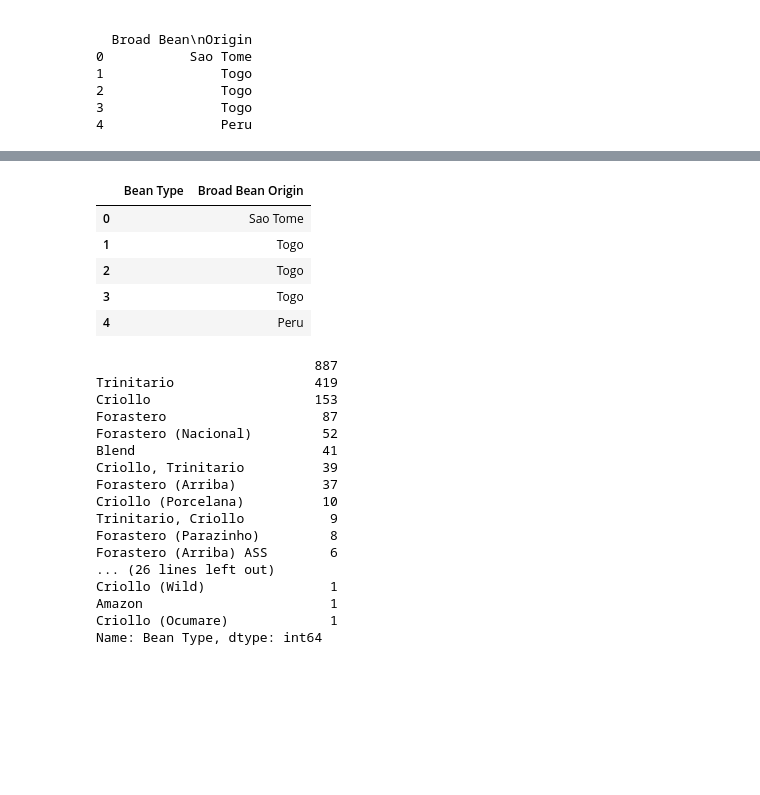
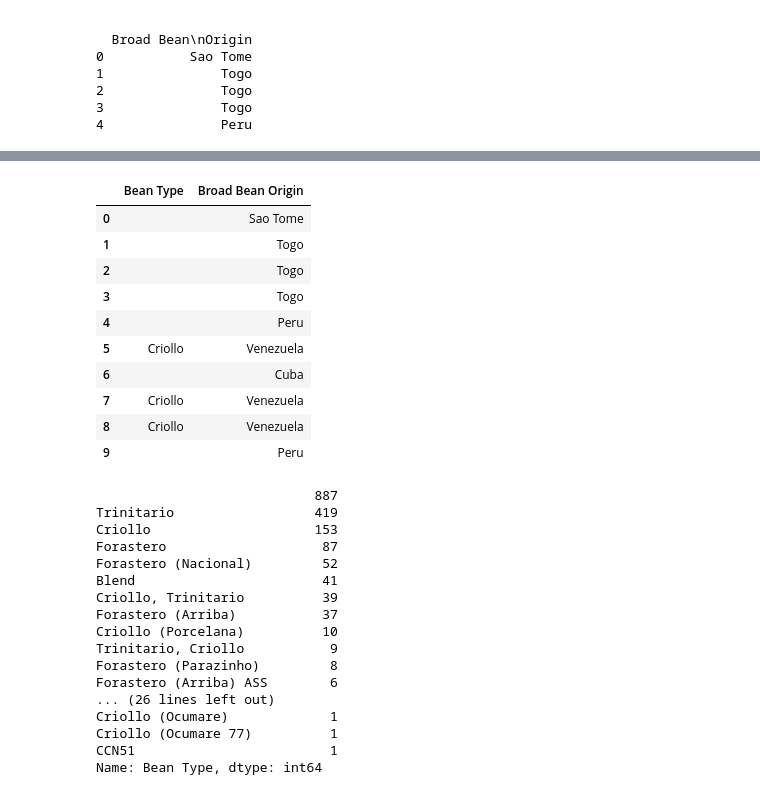
Before and after one commit to klaralynch/MyProject, a Jupyter notebook: First.ipynb, the cells around one changed output, grey strips where cells are left out. Cells and saved outputs as stored; diff of their text form; code cells hidden in the pictures; blank space fills up the shorter version.

```diff
--- a/First.ipynb
+++ b/First.ipynb
@@ -6,7 +7,7 @@ import numpy as np
 # %%
 # Importing CSV file into DataFrame
-df_chocolate = pd.read_csv("flavors_of_cacao.csv")
-print(df_chocolate.head())
+chocolate = pd.read_csv("flavors_of_cacao.csv")
+print(chocolate.head())
 # %% [output]
   Company \n(Maker-if known) Specific Bean Origin\nor Bar Name   REF  \
 0                   A. Morin                       Agua Grande  1876
@@ -31,8 +59,8 @@ print(df_chocolate.head())
 # %%
 # Cleaning the data
 # Renaming columns
-df_chocolate.columns = ["Company", "Specific Bean Origin/Bar Name", "REF", "Review Date", "Cocoa Percentage", "Location", "Rating", "Bean Type", "Broad Bean Origin"]
-df_chocolate.head()
+chocolate.columns = ["Company", "Specific Bean Origin/Bar Name", "REF", "Review Date", "Cocoa Percentage", "Location", "Rating", "Bean Type", "Broad Bean Origin"]
+chocolate.head(10)
 # %% [output]
 |  | Company | Specific Bean Origin/Bar Name | REF | Review Date | Cocoa Percentage | Location | Rating | Bean Type | ... |
 | 0 | A. Morin | Agua Grande | 1876 | 2016 | 63% | France | 3.75 |  | ... |
@@ -42,0 +76,5 @@ df_chocolate.head()
+# %%
+# Change format of Cocoa Percentage column to float
+chocolate["Cocoa Percentage"] = chocolate["Cocoa Percentage"].str.replace("%","")
+chocolate["Cocoa Percentage"] = chocolate["Cocoa Percentage"].astype(float)
+chocolate.head()
@@ -43,5 +88,5 @@ df_chocolate.head()
 # %%
-# Cleaning the data
-# Checking for missing data
-df_chocolate.isna().sum()
+# Dropping duplicates
+chocolate = chocolate.drop_duplicates()
+chocolate.shape
 # %% [output]
@@ -58,18 +108,23 @@ dtype: int64
 # %%
 # Looks like there is minimal missing data. According to the above, there is 1 missing values in both the Bean Type column and the Broad Bean Origin Frame column.
 # Print out topline information (head) of both columns to explore this further.
-df_chocolate[['Bean Type', 'Broad Bean Origin']].head()
+chocolate[['Bean Type', 'Broad Bean Origin']].head(10)
 # %% [output]
 |  | Bean Type | Broad Bean Origin |
 | 0 |  | Sao Tome |
 | 1 |  | Togo |
 | 2 |  | Togo |
 | 3 |  | Togo |
 | 4 |  | Peru |
+| 5 | Criollo | Venezuela |
+| 6 |  | Cuba |
+| 7 | Criollo | Venezuela |
+| 8 | Criollo | Venezuela |
+| 9 |  | Peru |
 # %%
 # Clearly there is more than just 1 missing value in Bean Type
 # Work out how many values are actually missing
-df_chocolate['Bean Type'].value_counts()
+chocolate['Bean Type'].value_counts()
 # %% [output]
                             887
 Trinitario                  419
@@ -84,9 +139,9 @@ Trinitario, Criollo           9
 Forastero (Parazinho)         8
 Forastero (Arriba) ASS        6
 ... (26 lines left out)
-Criollo (Wild)                1
-Amazon                        1
 Criollo (Ocumare)             1
+Criollo (Ocumare 77)          1
+CCN51                         1
 Name: Bean Type, dtype: int64
 # %%
 # According to the above there are 887 missing or blank values in the Bean Type column.
```
Also changed, not shown: parts of 49 cells of this notebook.
